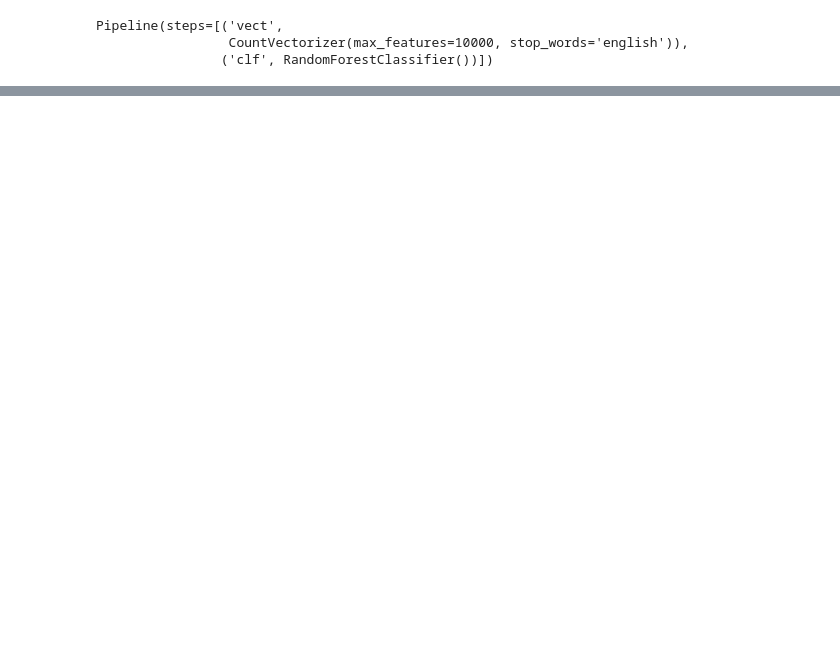
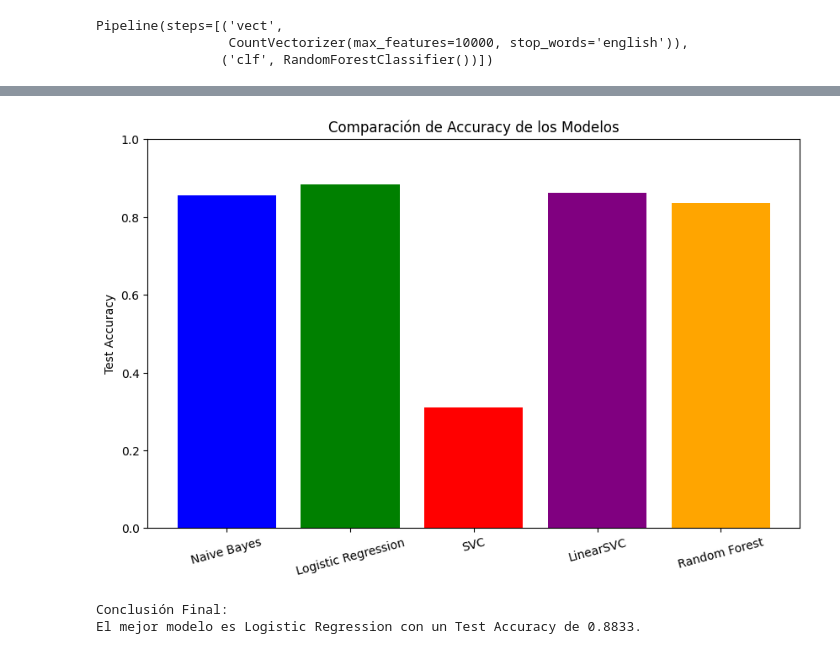
Before and after one commit to Davidgrcdz/PLN-Practicas, a Jupyter notebook: Practica2-Estrategias_Clasificacion/Practica_Estrategias_Clasificacion.ipynb, the cells around one changed output, grey strips where cells are left out. Saved outputs shown, nothing was run; the diff lists cells and outputs as text; code cells hidden in the pictures; blank space fills up the shorter version.

```diff
--- a/Practica2-Estrategias_Clasificacion/Practica_Estrategias_Clasificacion.ipynb
+++ b/Practica2-Estrategias_Clasificacion/Practica_Estrategias_Clasificacion.ipynb
@@ -128,0 +172,20 @@ plt.show()
+# %%
+# Hiperparámetros para MultinomialNB
+nb_param_grid = {
+    'clf__alpha': [0.1, 0.5, 1.0, 5.0, 10.0]  # Regularización en Naive Bayes
+}
+
+# Optimizar y evaluar Multinomial Naive Bayes
+nb_best_params, nb_best_score, nb_test_accuracy, nb_report = optimize_and_evaluate(
+    MultinomialNB(),
+    nb_param_grid,
+    X_train, y_train, X_test, y_test,
+    n_iter=10,
+    cv=3
+)
+
+# Imprimir resultados de Naive Bayes
+print("Best Parameters (Naive Bayes):", nb_best_params)
+print("Best CV Score (Naive Bayes):", nb_best_score)
+print("Test Accuracy (Naive Bayes):", nb_test_accuracy)
+print("Classification Report (Naive Bayes):\n", nb_report)
@@ -227,0 +357,45 @@ weighted avg       0.84      0.84      0.84      3770
+# %%
+# Resultados de todos los modelos
+results = pd.DataFrame([
+    {
+        'Model': 'Naive Bayes',
+        'Test Accuracy': nb_test_accuracy
+    },
+    {
+        'Model': 'Logistic Regression',
+        'Test Accuracy': lr_test_accuracy
+    },
+    {
+        'Model': 'SVC',
+        'Test Accuracy': accuracy_score(y_test, predictions3)
+    },
+    {
+        'Model': 'LinearSVC',
+        'Test Accuracy': accuracy_score(y_test, predictions4)
+    },
+    {
+        'Model': 'Random Forest',
+        'Test Accuracy': accuracy_score(y_test, predictions5)
+    }
+])
+
+colors = ['blue', 'green', 'red', 'purple', 'orange']
+
+plt.figure(figsize=(10, 6))
+plt.bar(results['Model'], results['Test Accuracy'], color=colors)
+plt.ylabel('Test Accuracy')
+plt.title('Comparación de Accuracy de los Modelos')
+plt.ylim(0, 1)
+plt.xticks(rotation=15)
+plt.show()
+
+# Seleccionamos el mejor modelo
+best_model = results.loc[results['Test Accuracy'].idxmax()]
+
+# Conclusión final
+print("\nConclusión Final:")
+print(f"El mejor modelo es {best_model['Model']} con un Test Accuracy de {best_model['Test Accuracy']:.4f}.")
+# %% [output]
+[figure, added]
+Conclusión Final:
+El mejor modelo es Logistic Regression con un Test Accuracy de 0.8833.
```
Also changed, not shown: parts of 24 cells of this notebook.
